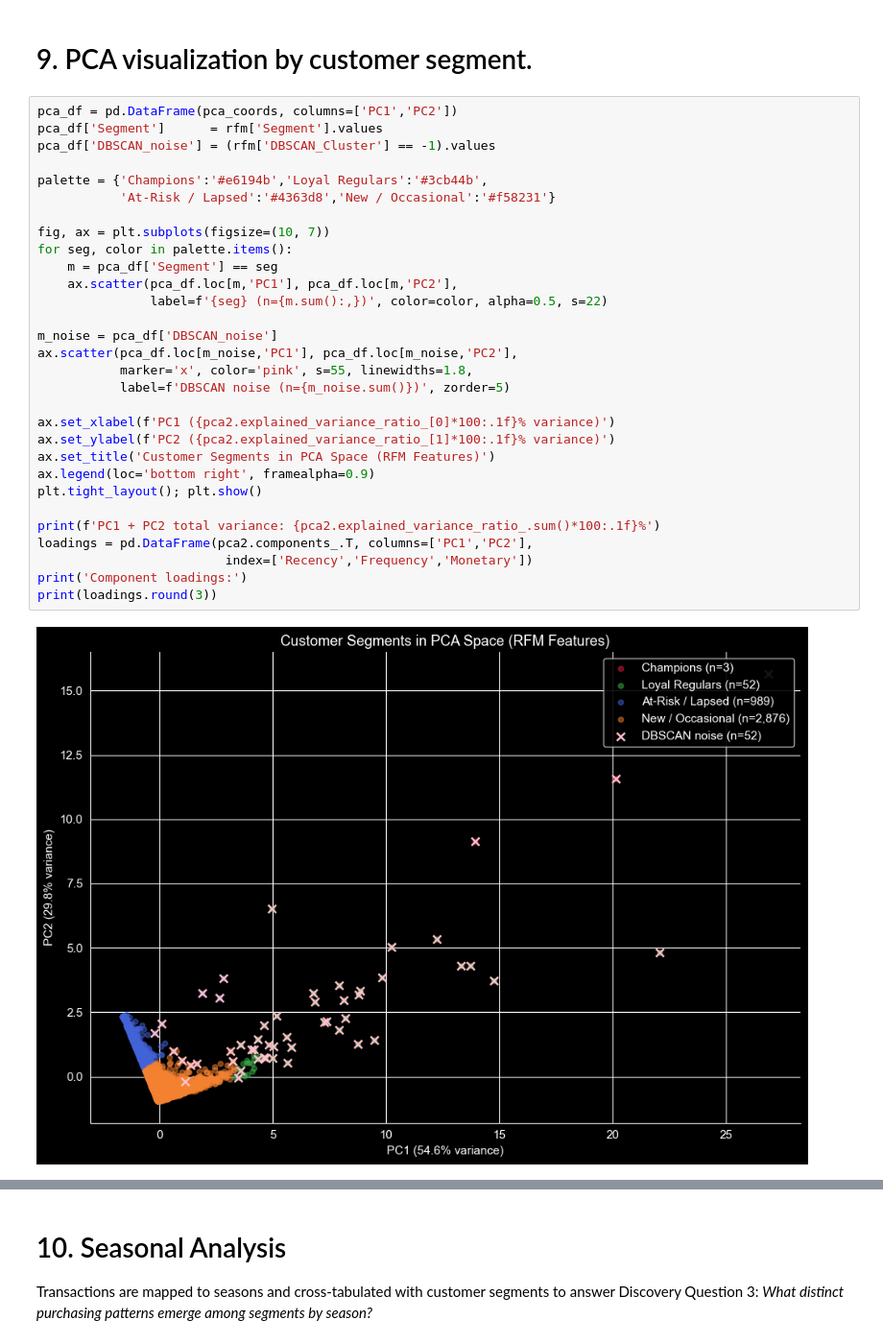
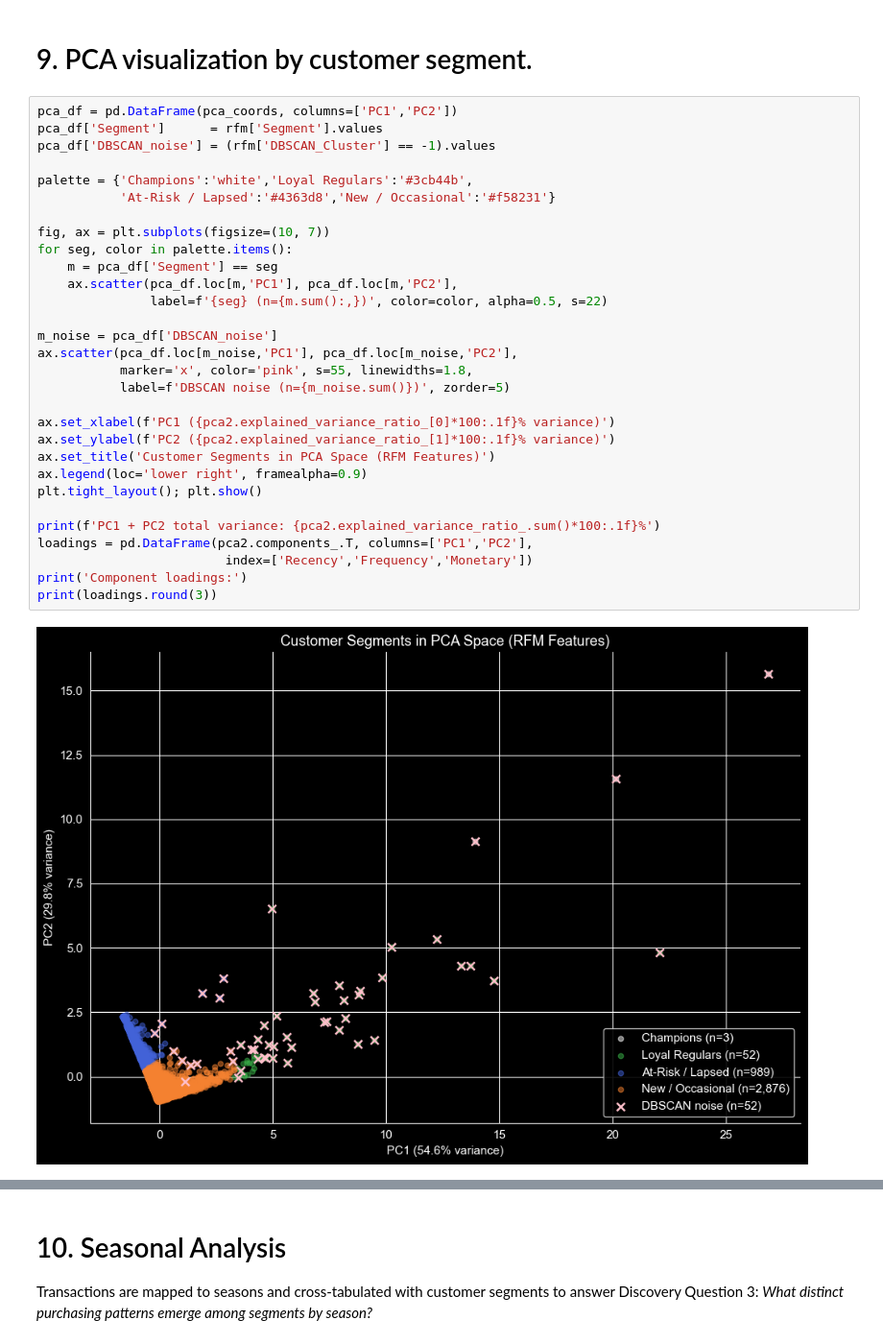
Before and after one commit to yaosaychi/CS4412_DataMiningProject, a Jupyter notebook: notebookFiles/organized data notebook.ipynb, the cells around one changed output, grey strips where cells are left out. Shown at 96% size. Saved outputs shown, nothing was run; the diff lists cells and outputs as text.

```diff
--- a/notebookFiles/organized data notebook.ipynb
+++ b/notebookFiles/organized data notebook.ipynb
@@ -973,35 +972,35 @@ plt.tight_layout(); plt.show()
 # %%
 pca_df = pd.DataFrame(pca_coords, columns=['PC1','PC2'])
 pca_df['Segment']      = rfm['Segment'].values
 pca_df['DBSCAN_noise'] = (rfm['DBSCAN_Cluster'] == -1).values
 
-palette = {'Champions':'#e6194b','Loyal Regulars':'#3cb44b',
+palette = {'Champions':'white','Loyal Regulars':'#3cb44b',
            'At-Risk / Lapsed':'#4363d8','New / Occasional':'#f58231'}
 
 fig, ax = plt.subplots(figsize=(10, 7))
 for seg, color in palette.items():
     m = pca_df['Segment'] == seg
     ax.scatter(pca_df.loc[m,'PC1'], pca_df.loc[m,'PC2'],
                label=f'{seg} (n={m.sum():,})', color=color, alpha=0.5, s=22)
 
 m_noise = pca_df['DBSCAN_noise']
 ax.scatter(pca_df.loc[m_noise,'PC1'], pca_df.loc[m_noise,'PC2'],
            marker='x', color='pink', s=55, linewidths=1.8,
            label=f'DBSCAN noise (n={m_noise.sum()})', zorder=5)
 
 ax.set_xlabel(f'PC1 ({pca2.explained_variance_ratio_[0]*100:.1f}% variance)')
 ax.set_ylabel(f'PC2 ({pca2.explained_variance_ratio_[1]*100:.1f}% variance)')
 ax.set_title('Customer Segments in PCA Space (RFM Features)')
-ax.legend(loc='bottom right', framealpha=0.9)
+ax.legend(loc='lower right', framealpha=0.9)
 plt.tight_layout(); plt.show()
 
 print(f'PC1 + PC2 total variance: {pca2.explained_variance_ratio_.sum()*100:.1f}%')
 loadings = pd.DataFrame(pca2.components_.T, columns=['PC1','PC2'],
                          index=['Recency','Frequency','Monetary'])
 print('Component loadings:')
 print(loadings.round(3))
 # %% [output]
-[figure, old version]
+[figure, new version]
 PC1 + PC2 total variance: 84.4%
 Component loadings:
              PC1    PC2
```
Also changed, not shown: parts of 9 cells of this notebook.
